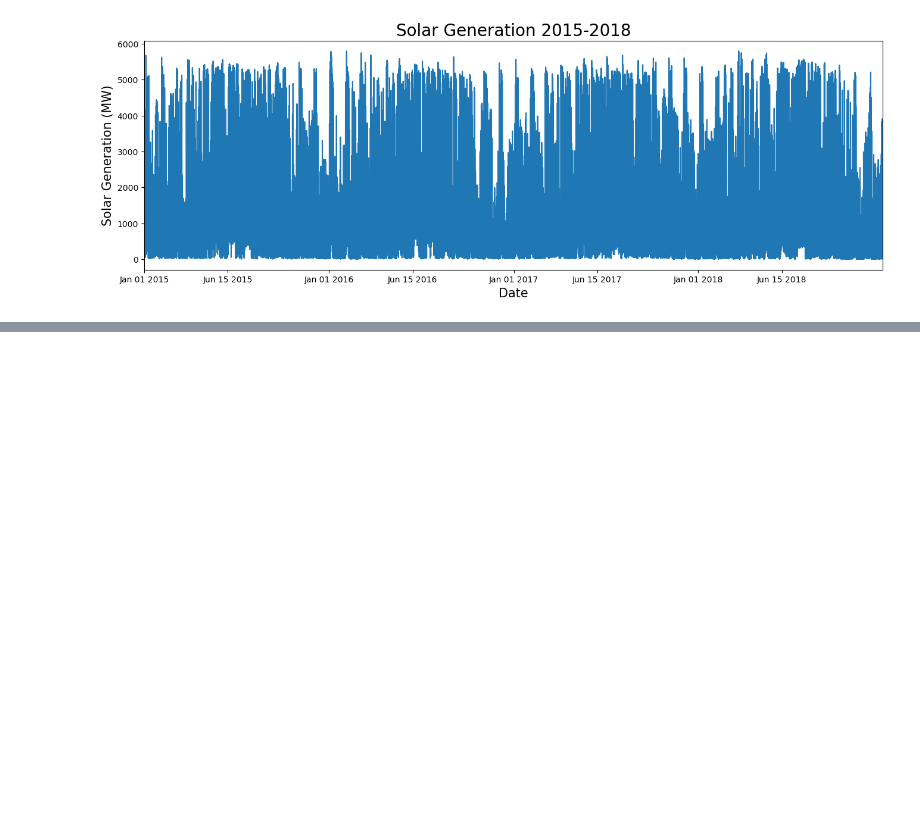
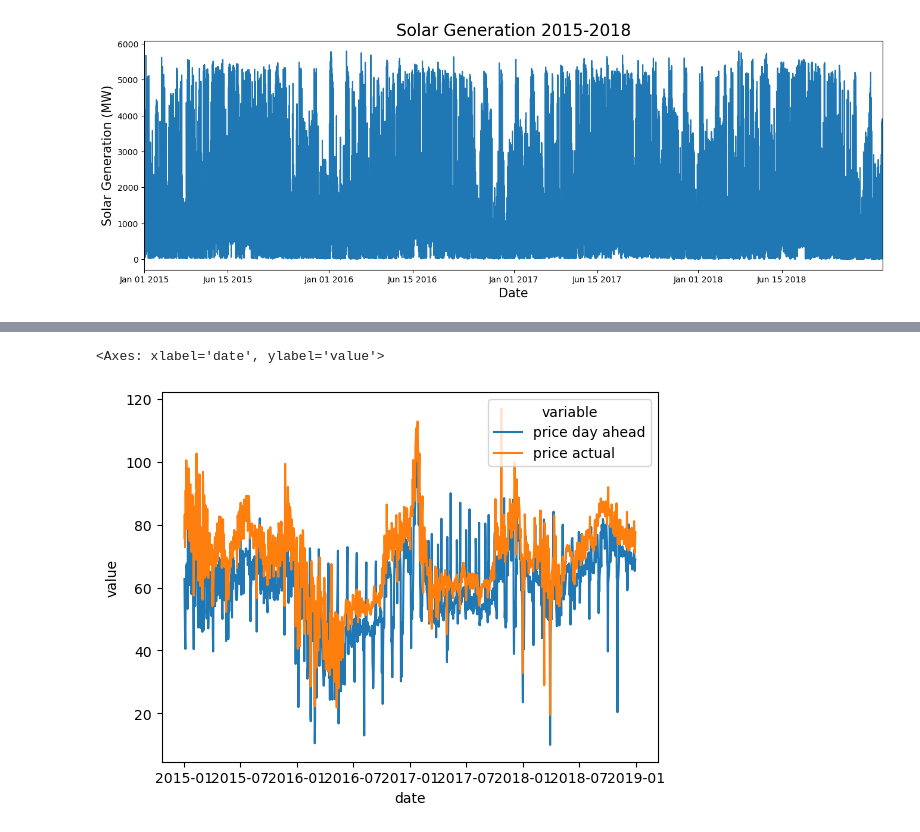
Before and after one commit to klagios/Capstone_02, a Jupyter notebook: Capstone_02_EDA.ipynb, the cells around one changed output, grey strips where cells are left out. Saved outputs shown, nothing was run; the diff lists cells and outputs as text; code cells hidden in the pictures; blank space fills up the shorter version.

```diff
--- a/Capstone_02_EDA.ipynb
+++ b/Capstone_02_EDA.ipynb
@@ -106,0 +80,8 @@ dt_iso
+# %%
+#Import data, convert to datetime in Madrid and set date as index
+eng_grouped_max = pd.read_csv("data/eng_grouped_max.csv")
+eng_grouped_max['date'] = pd.to_datetime(eng_grouped_max['date'], utc=True)
+# #Convert to Madrid timezone
+eng_grouped_max['date'] =eng_grouped_max['date'].dt.tz_convert('Europe/Madrid')
+eng_grouped_max.set_index('date', inplace=True)
+eng_grouped_max.head()
@@ -362,0 +407,4 @@ ax.xaxis.set_major_formatter(matplotlib.dates.DateFormatter('%b %d %Y'))
+# %%
+df_price = eng_grouped_max[['price day ahead', 'price actual']]
+df_price.reset_index(inplace=True)
+df_price.head()
@@ -362,0 +418,3 @@ ax.xaxis.set_major_formatter(matplotlib.dates.DateFormatter('%b %d %Y'))
+# %%
+df_melt = pd.melt(df_price, id_vars=['date'])
+df_melt
@@ -362,0 +435,5 @@ ax.xaxis.set_major_formatter(matplotlib.dates.DateFormatter('%b %d %Y'))
+# %%
+sns.lineplot(df_melt, x='date', y='value', hue='variable')
+# %% [output]
+<Axes: xlabel='date', ylabel='value'>
+[figure, added]
```
Also changed, not shown: parts of 40 cells of this notebook, 2 other files.
